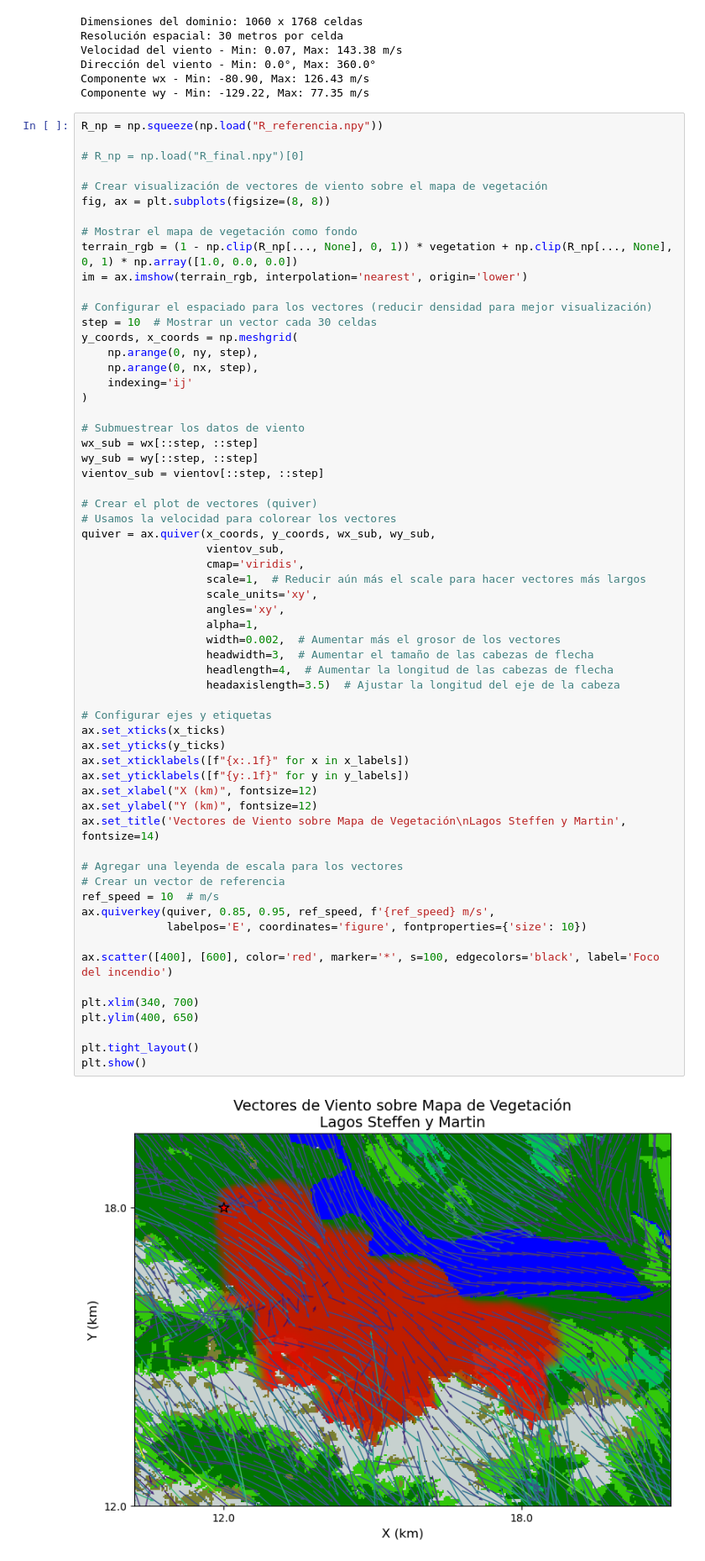
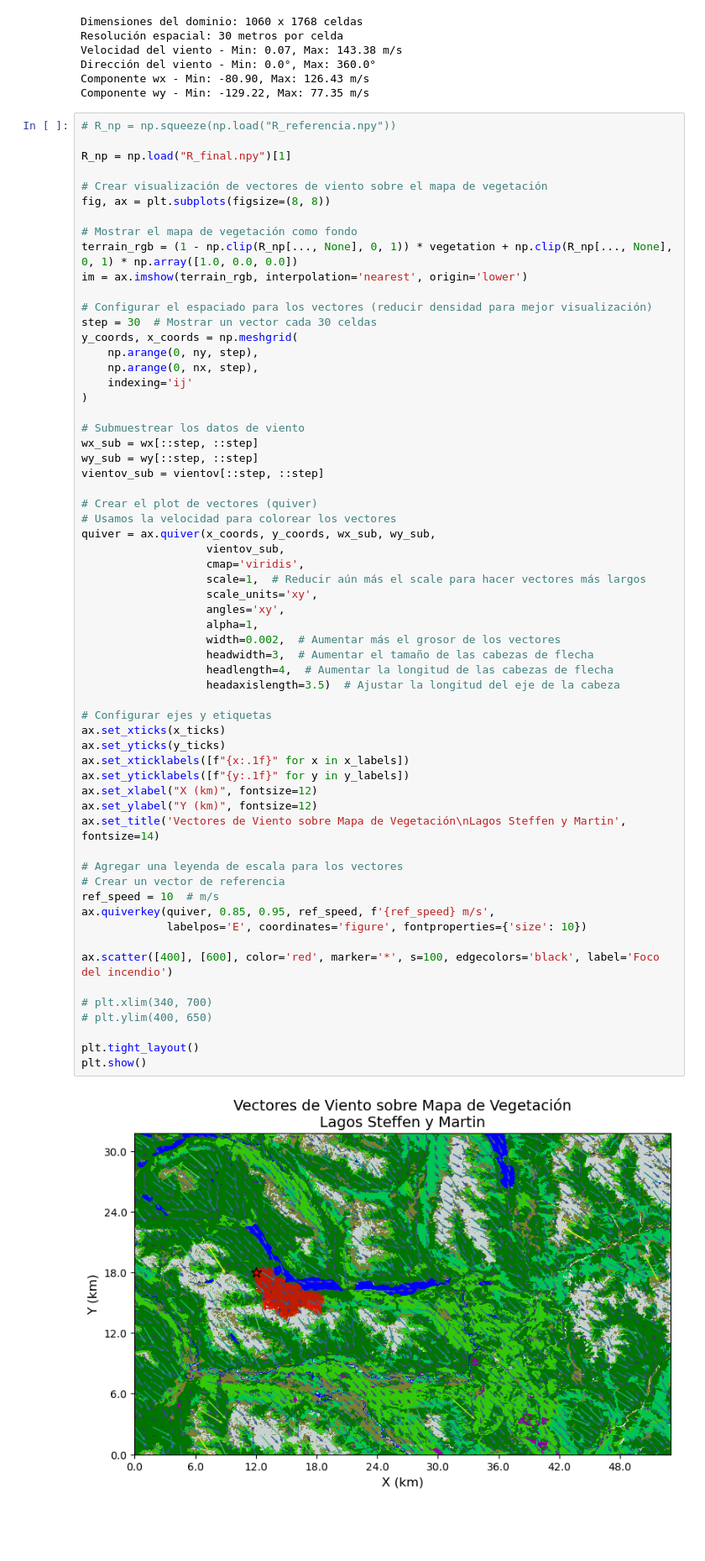
Before and after one commit to Maestria-Incendios-Forestales-2024-2025/Incendios-Genetico-PINNs, a Jupyter notebook: visualizacion_incendios.ipynb, the cells around one changed output. Shown at 84% size. Drawn from its saved outputs; the diff is of its cells as text; blank space fills up the shorter version.

```diff
--- a/visualizacion_incendios.ipynb
+++ b/visualizacion_incendios.ipynb
@@ -104,9 +104,9 @@ Dirección del viento - Min: 0.0°, Max: 360.0°
 Componente wx - Min: -80.90, Max: 126.43 m/s
 Componente wy - Min: -129.22, Max: 77.35 m/s
 # %%
-R_np = np.squeeze(np.load("R_referencia.npy"))
+# R_np = np.squeeze(np.load("R_referencia.npy"))
 
-# R_np = np.load("R_final.npy")[0]
+R_np = np.load("R_final.npy")[1]
 
 # Crear visualización de vectores de viento sobre el mapa de vegetación
 fig, ax = plt.subplots(figsize=(8, 8))
@@ -116,7 +116,7 @@ terrain_rgb = (1 - np.clip(R_np[..., None], 0, 1)) * vegetation + np.clip(R_np[.
 im = ax.imshow(terrain_rgb, interpolation='nearest', origin='lower')
 
 # Configurar el espaciado para los vectores (reducir densidad para mejor visualización)
-step = 10  # Mostrar un vector cada 30 celdas
+step = 30  # Mostrar un vector cada 30 celdas
 y_coords, x_coords = np.meshgrid(
     np.arange(0, ny, step),
     np.arange(0, nx, step),
@@ -136,36 +136,36 @@ quiver = ax.quiver(x_coords, y_coords, wx_sub, wy_sub,
                    scale=1,  # Reducir aún más el scale para hacer vectores más largos
                    scale_units='xy',
                    angles='xy',
                    alpha=1,
                    width=0.002,  # Aumentar más el grosor de los vectores
                    headwidth=3,  # Aumentar el tamaño de las cabezas de flecha
                    headlength=4,  # Aumentar la longitud de las cabezas de flecha
                    headaxislength=3.5)  # Ajustar la longitud del eje de la cabeza
 
 # Configurar ejes y etiquetas
 ax.set_xticks(x_ticks)
 ax.set_yticks(y_ticks)
 ax.set_xticklabels([f"{x:.1f}" for x in x_labels])
 ax.set_yticklabels([f"{y:.1f}" for y in y_labels])
 ax.set_xlabel("X (km)", fontsize=12)
 ax.set_ylabel("Y (km)", fontsize=12)
 ax.set_title('Vectores de Viento sobre Mapa de Vegetación\nLagos Steffen y Martin', fontsize=14)
 
 # Agregar una leyenda de escala para los vectores
 # Crear un vector de referencia
 ref_speed = 10  # m/s
 ax.quiverkey(quiver, 0.85, 0.95, ref_speed, f'{ref_speed} m/s',
              labelpos='E', coordinates='figure', fontproperties={'size': 10})
 
 ax.scatter([400], [600], color='red', marker='*', s=100, edgecolors='black', label='Foco del incendio')
 
-plt.xlim(340, 700)
-plt.ylim(400, 650)
+# plt.xlim(340, 700)
+# plt.ylim(400, 650)
 
 plt.tight_layout()
 plt.show()
 # %% [output]
-[figure, old version]
+[figure, new version]
 # %%
 # Máscara donde vegetación == 3
 mask = (vegetacion == 0)
```
